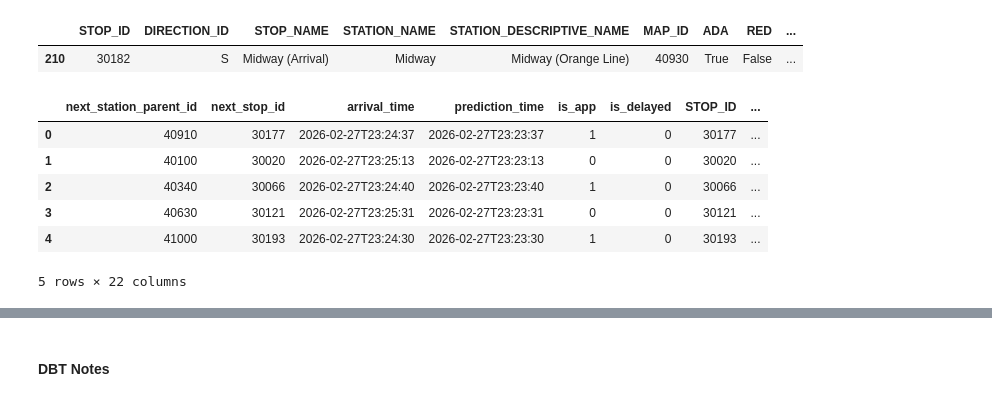
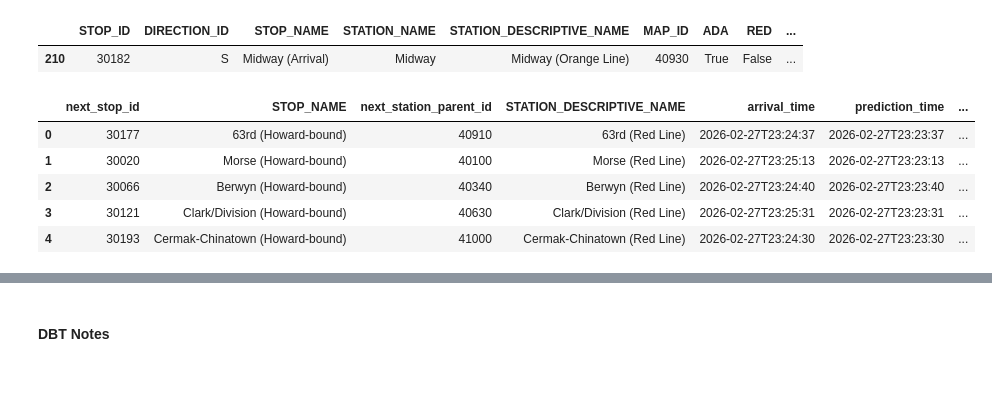
Before and after one commit to lreed2450/CTA_LED_Map_project, a Jupyter notebook: initial_exploration.ipynb, the cells around one changed output, grey strips where cells are left out. Saved outputs shown, nothing was run; the diff lists cells and outputs as text; code cells hidden in the pictures.

Commit message:
first lapi join w metadata + set up conn to pg db

```diff
--- a/initial_exploration.ipynb
+++ b/initial_exploration.ipynb
@@ -138,12 +138,21 @@ metadata_df[metadata_df['STOP_ID'] == 30182]
 # %%
 lapi_df['next_stop_id'] = lapi_df['next_stop_id'].astype(int)
 
-lapi_df.merge(metadata_df, left_on='next_stop_id', right_on='STOP_ID', how='left', suffixes=["_fact", "_dim"]).head()
+joined_df = lapi_df.merge(metadata_df[['STOP_ID', 'STOP_NAME', 'STATION_DESCRIPTIVE_NAME', 'DIRECTION_ID']],
+                          left_on='next_stop_id', right_on='STOP_ID', how='left', suffixes=["_fact", "_dim"]).head()
+
+cols =['next_stop_id', 'STOP_NAME',
+       'next_station_parent_id',
+       'STATION_DESCRIPTIVE_NAME',
+       'arrival_time', 'prediction_time',
+       'is_app', 'is_delayed',
+       'DIRECTION_ID']
+
+joined_df[cols]
 # %% [output]
-|  | next_station_parent_id | next_stop_id | arrival_time | prediction_time | is_app | is_delayed | STOP_ID | ... |
-| 0 | 40910 | 30177 | 2026-02-27T23:24:37 | 2026-02-27T23:23:37 | 1 | 0 | 30177 | ... |
-| 1 | 40100 | 30020 | 2026-02-27T23:25:13 | 2026-02-27T23:23:13 | 0 | 0 | 30020 | ... |
-| 2 | 40340 | 30066 | 2026-02-27T23:24:40 | 2026-02-27T23:23:40 | 1 | 0 | 30066 | ... |
-| 3 | 40630 | 30121 | 2026-02-27T23:25:31 | 2026-02-27T23:23:31 | 0 | 0 | 30121 | ... |
-| 4 | 41000 | 30193 | 2026-02-27T23:24:30 | 2026-02-27T23:23:30 | 1 | 0 | 30193 | ... |
+|  | next_stop_id | STOP_NAME | next_station_parent_id | STATION_DESCRIPTIVE_NAME | arrival_time | prediction_time | ... |
+| 0 | 30177 | 63rd (Howard-bound) | 40910 | 63rd (Red Line) | 2026-02-27T23:24:37 | 2026-02-27T23:23:37 | ... |
+| 1 | 30020 | Morse (Howard-bound) | 40100 | Morse (Red Line) | 2026-02-27T23:25:13 | 2026-02-27T23:23:13 | ... |
+| 2 | 30066 | Berwyn (Howard-bound) | 40340 | Berwyn (Red Line) | 2026-02-27T23:24:40 | 2026-02-27T23:23:40 | ... |
+| 3 | 30121 | Clark/Division (Howard-bound) | 40630 | Clark/Division (Red Line) | 2026-02-27T23:25:31 | 2026-02-27T23:23:31 | ... |
+| 4 | 30193 | Cermak-Chinatown (Howard-bound) | 41000 | Cermak-Chinatown (Red Line) | 2026-02-27T23:24:30 | 2026-02-27T23:23:30 | ... |
-5 rows × 22 columns
```
Also changed, not shown: parts of 7 cells of this notebook, 2 other files.
